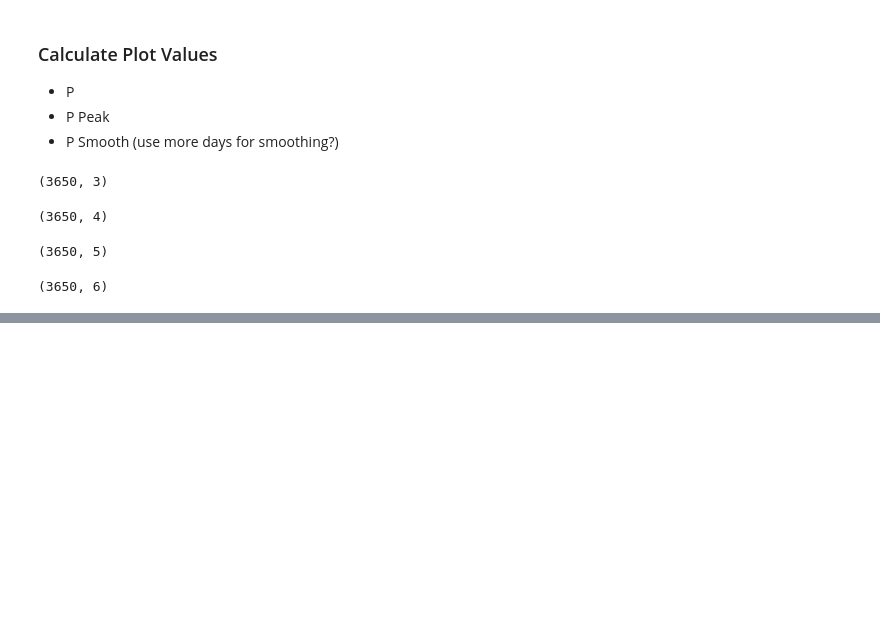
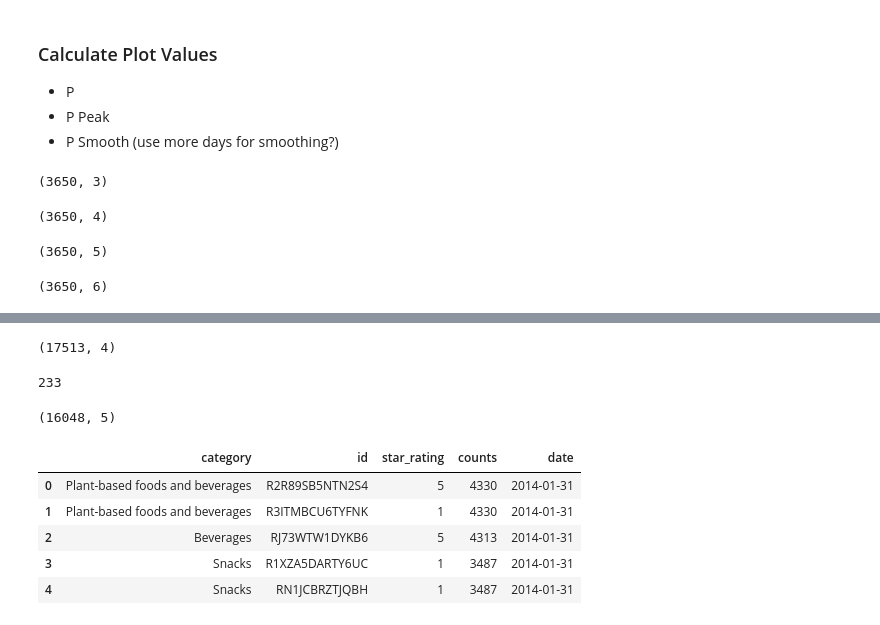
Before and after one commit to davilayang/food-reviews, a Jupyter notebook: ToD3_cyyang.ipynb, the cells around one changed output, grey strips where cells are left out. Cells and saved outputs as stored; diff of their text form; code cells hidden in the pictures; blank space fills up the shorter version.

```diff
--- a/ToD3_cyyang.ipynb
+++ b/ToD3_cyyang.ipynb
@@ -155,0 +273,34 @@ data.iloc[:3, :].to_json(orient='records')
+# %%
+query = \
+"""
+SELECT
+    main_category_en AS category,
+    review_date,
+    review_id AS id,
+    star_rating
+FROM
+    sample_table
+WHERE
+    energy_100g IS NOT NULL
+    AND review_date IS NOT NULL
+    AND main_category_en IS NOT NULL
+    AND energy_100g < 3000
+    AND salt_100g < 100
+    AND main_category_en SIMILAR TO '[A-Z]_*'
+    AND review_date BETWEEN '{0}' AND '{1}'
+ORDER BY
+    review_date
+""".format(start_date, end_date)
+# %%
+sub = pd.read_sql(query, con=engine)
+sub.shape
+# %% [output]
+(17513, 4)
+# %%
+# get top 10 threshold
+threshold = sub.groupby('category')[['id']].count()\
+    .sort_values('id', ascending=False)\
+    .iloc[9, 0] # get 10th category count
+threshold
+# %% [output]
+233
@@ -155,0 +309,20 @@ data.iloc[:3, :].to_json(orient='records')
+# %%
+# Sice by TOP10 threshold and add attribute of each month (date)
+top10 = sub.assign(counts=lambda d: d.groupby('category')[['id']].transform('count'))\
+        .query('counts >= {}'.format(threshold))\
+        .assign(year=lambda d: d.review_date.dt.year, month=lambda d: d.review_date.dt.month)\
+        .assign(date=lambda d: pd.to_datetime({'year': d.year, 'month': d.month, 'day': 1}) + MonthEnd(0))\
+        .drop(['review_date', 'year', 'month'], axis=1)\
+        .reset_index(drop=True)
+top10.shape
+# %% [output]
+(16048, 5)
+# %%
+top10.head()
+# %% [output]
+|  | category | id | star_rating | counts | date |
+| 0 | Plant-based foods and beverages | R2R89SB5NTN2S4 | 5 | 4330 | 2014-01-31 |
+| 1 | Plant-based foods and beverages | R3ITMBCU6TYFNK | 1 | 4330 | 2014-01-31 |
+| 2 | Beverages | RJ73WTW1DYKB6 | 5 | 4313 | 2014-01-31 |
+| 3 | Snacks | R1XZA5DARTY6UC | 1 | 3487 | 2014-01-31 |
+| 4 | Snacks | RN1JCBRZTJQBH | 1 | 3487 | 2014-01-31 |
```
Also changed, not shown: parts of 38 cells of this notebook, 9 other files.
